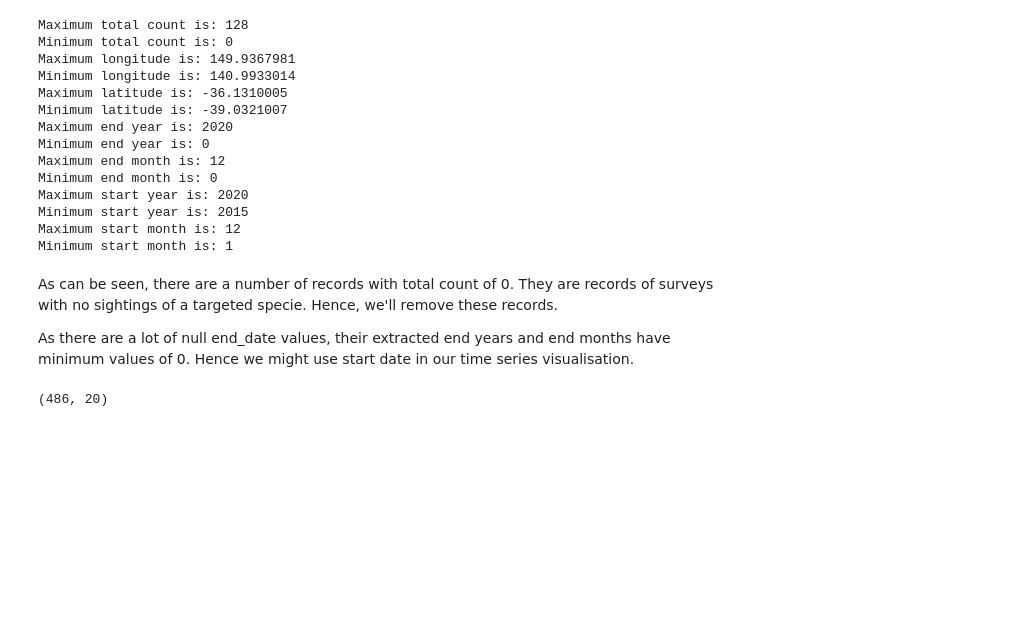
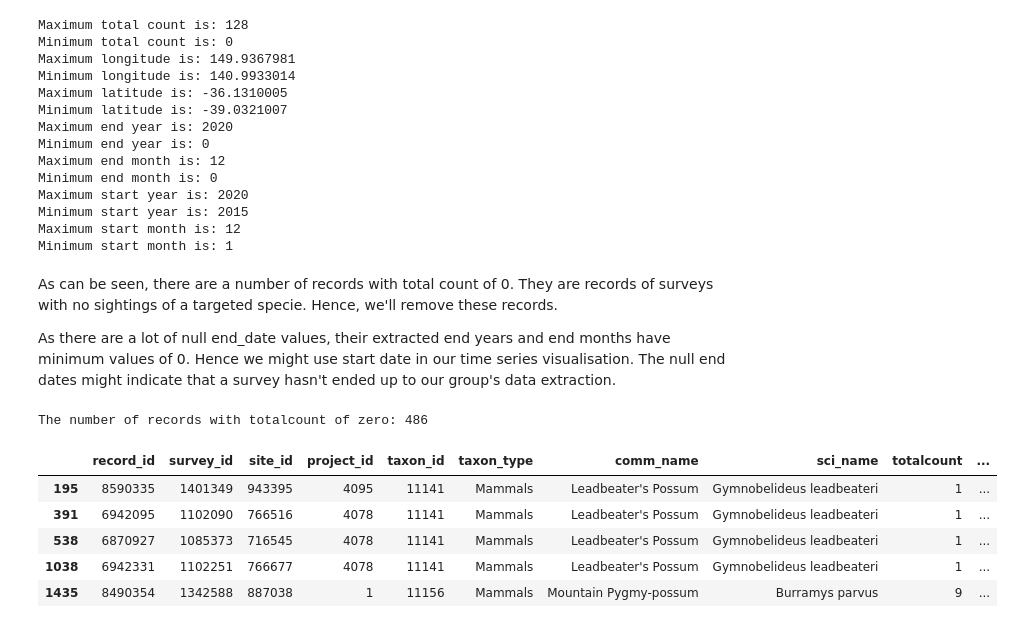
Before and after one commit to poojaisabelle/Project-Two, a Jupyter notebook: 2_database/1_etl_vbafauna_tracey.ipynb, the cells around one changed output. Cells and saved outputs as stored; diff of their text form; code cells hidden in the pictures; blank space fills up the shorter version.

Commit message:
Clean VBA fauna with animals from environment site

```diff
--- a/2_database/1_etl_vbafauna_tracey.ipynb
+++ b/2_database/1_etl_vbafauna_tracey.ipynb
@@ -251,8 +254,19 @@ Minimum start month is: 1
 # %% [markdown]
 As can be seen, there are a number of records with total count of 0. They are records of surveys with no sightings of a targeted specie. Hence, we'll remove these records.
 
-As there are a lot of null end_date values, their extracted end years and end months have minimum values of 0. Hence we might use start date in our time series visualisation.
+As there are a lot of null end_date values, their extracted end years and end months have minimum values of 0. Hence we might use start date in our time series visualisation. The null end dates might indicate that a survey hasn't ended up to our group's data extraction.
-# %%
-short_fauna_df[short_fauna_df.totalcount == 0].shape
-# %% [output]
-(486, 20)
+# %%
+print(f"The number of records with totalcount of zero: {short_fauna_df[short_fauna_df.totalcount == 0].shape[0]}")
+# %% [output]
+The number of records with totalcount of zero: 486
+# %%
+# Filter out the records with total count of 0
+final_fauna_df = short_fauna_df[short_fauna_df.totalcount > 0]
+final_fauna_df.head()
+# %% [output]
+|  | record_id | survey_id | site_id | project_id | taxon_id | taxon_type | comm_name | sci_name | totalcount | ... |
+| 195 | 8590335 | 1401349 | 943395 | 4095 | 11141 | Mammals | Leadbeater's Possum | Gymnobelideus leadbeateri | 1 | ... |
+| 391 | 6942095 | 1102090 | 766516 | 4078 | 11141 | Mammals | Leadbeater's Possum | Gymnobelideus leadbeateri | 1 | ... |
+| 538 | 6870927 | 1085373 | 716545 | 4078 | 11141 | Mammals | Leadbeater's Possum | Gymnobelideus leadbeateri | 1 | ... |
+| 1038 | 6942331 | 1102251 | 766677 | 4078 | 11141 | Mammals | Leadbeater's Possum | Gymnobelideus leadbeateri | 1 | ... |
+| 1435 | 8490354 | 1342588 | 887038 | 1 | 11156 | Mammals | Mountain Pygmy-possum | Burramys parvus | 9 | ... |
```
Also changed, not shown: parts of 4 cells of this notebook.
